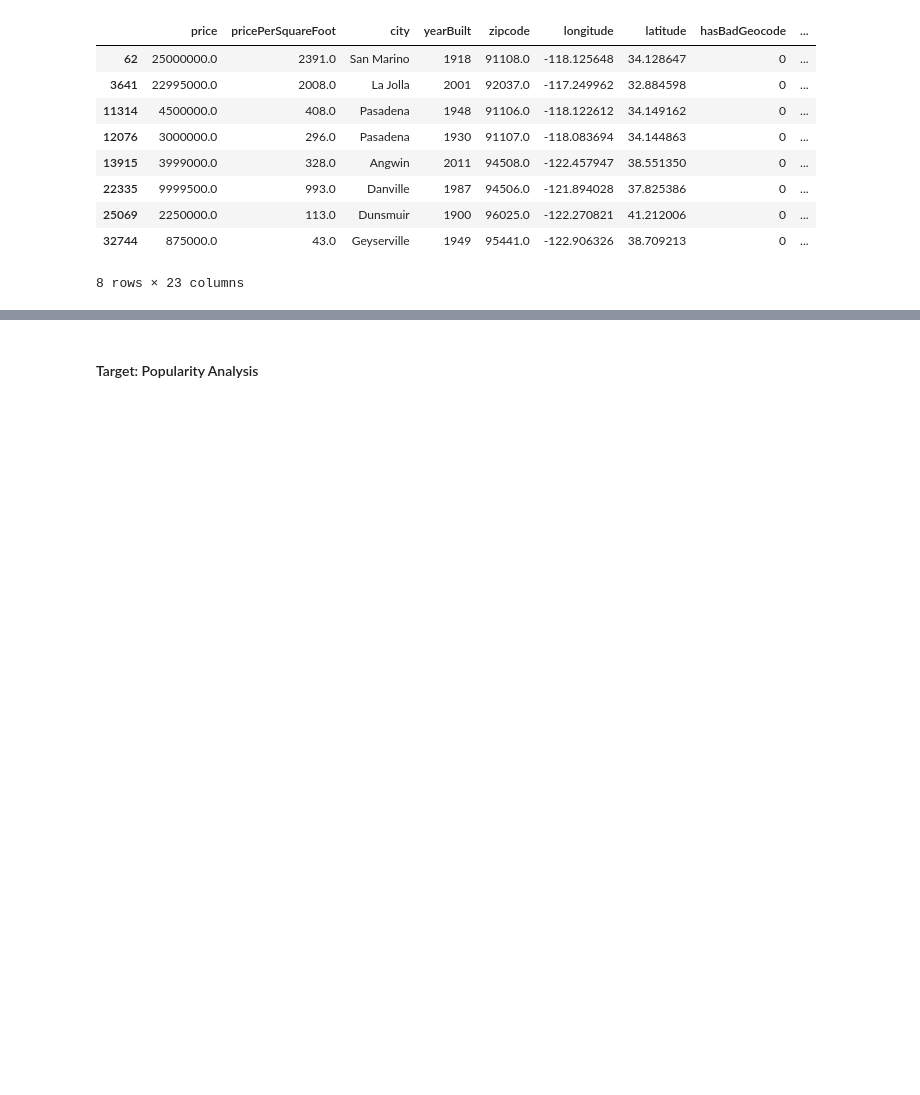
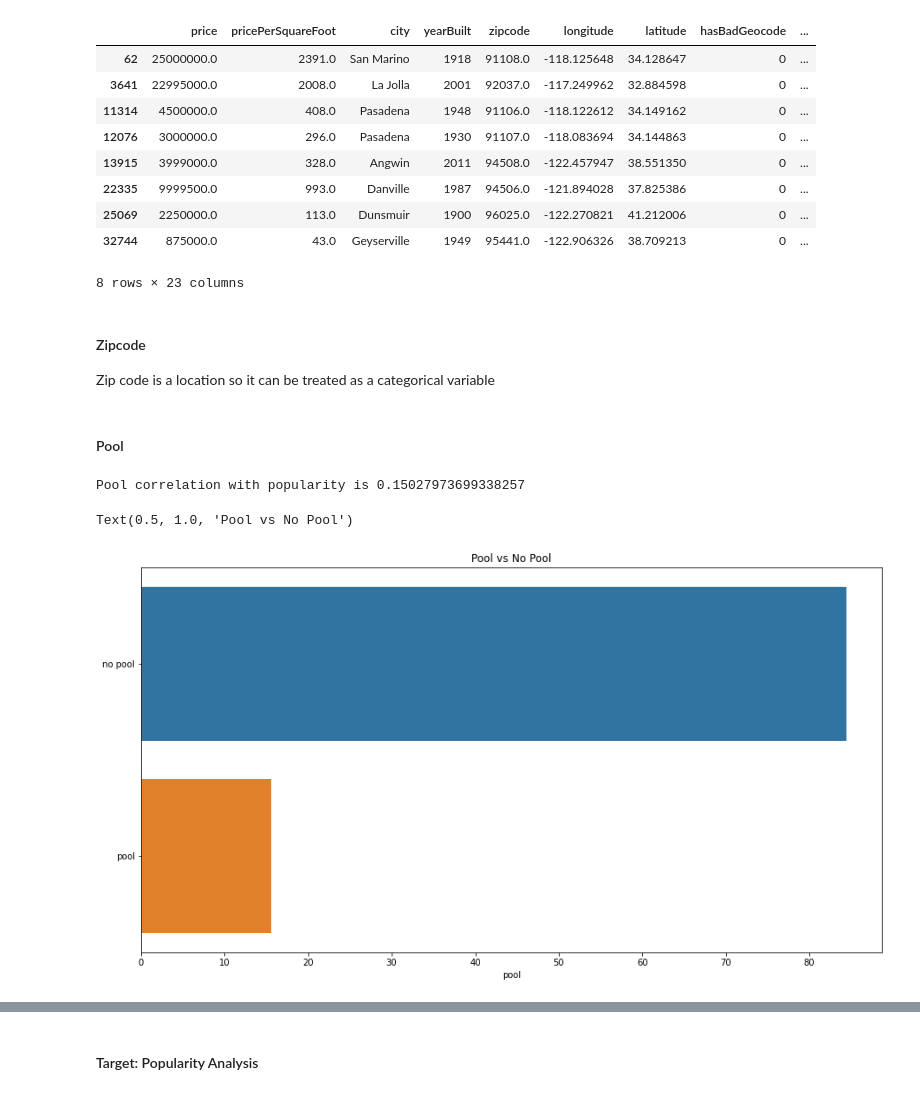
Before and after one commit to erin-vu/real_estate, a Jupyter notebook: Real Estate Analysis.ipynb, the cells around one changed output, grey strips where cells are left out. Cells and saved outputs as stored; diff of their text form; code cells hidden in the pictures; blank space fills up the shorter version.

```diff
--- a/Real Estate Analysis.ipynb
+++ b/Real Estate Analysis.ipynb
@@ -604,3 +604,23 @@ df_single[df_single['livingArea'] > 10000]
 | 25069 | 2250000.0 | 113.0 | Dunsmuir | 1900 | 96025.0 | -122.270821 | 41.212006 | 0 | ... |
 | 32744 | 875000.0 | 43.0 | Geyserville | 1949 | 95441.0 | -122.906326 | 38.709213 | 0 | ... |
 8 rows × 23 columns
+# %% [markdown]
+#### Zipcode
+
+Zip code is a location so it can be treated as a categorical variable
+# %% [markdown]
+#### Pool
+# %%
+feature_corr('pool')
+# %% [output]
+Pool correlation with popularity is 0.15027973699338257
+# %%
+pool = df_single['pool']
+y_pool = ['no pool', 'pool']
+# %%
+fig, ax = plt.subplots(figsize=(15, 8))
+sns.barplot(pool.value_counts(normalize=True)*100, y=y_pool, data=df_single, ax=ax)
+ax.set_title('Pool vs No Pool')
+# %% [output]
+Text(0.5, 1.0, 'Pool vs No Pool')
+[figure, added]
```
Also changed, not shown: parts of 19 cells of this notebook.
